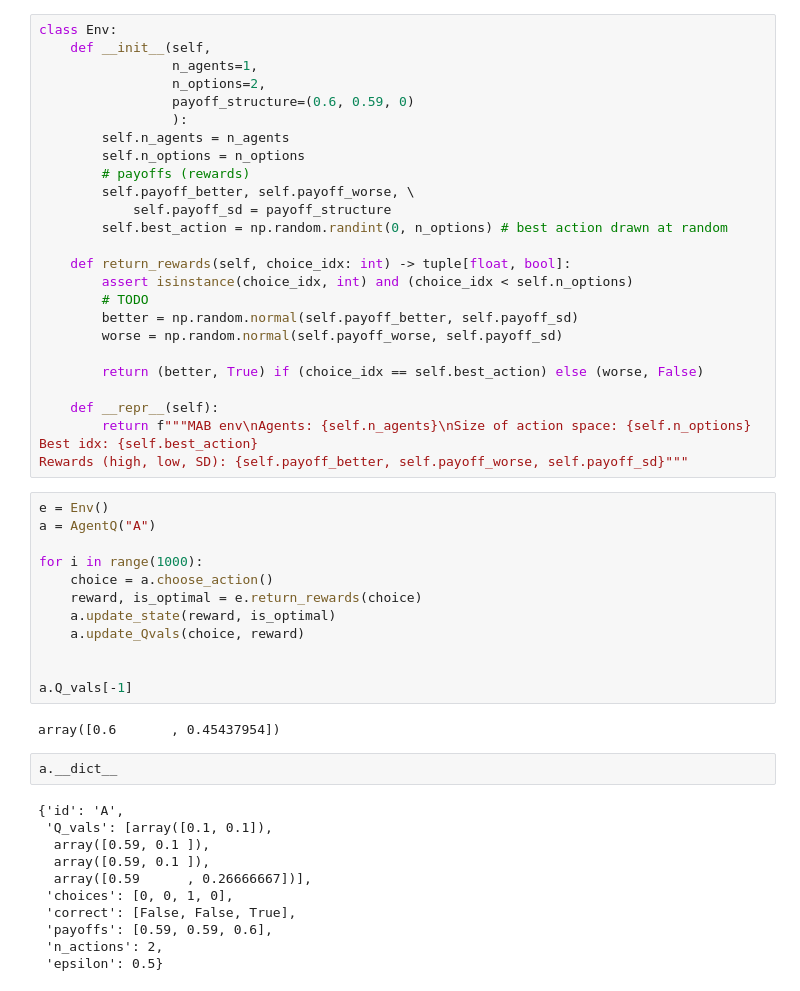
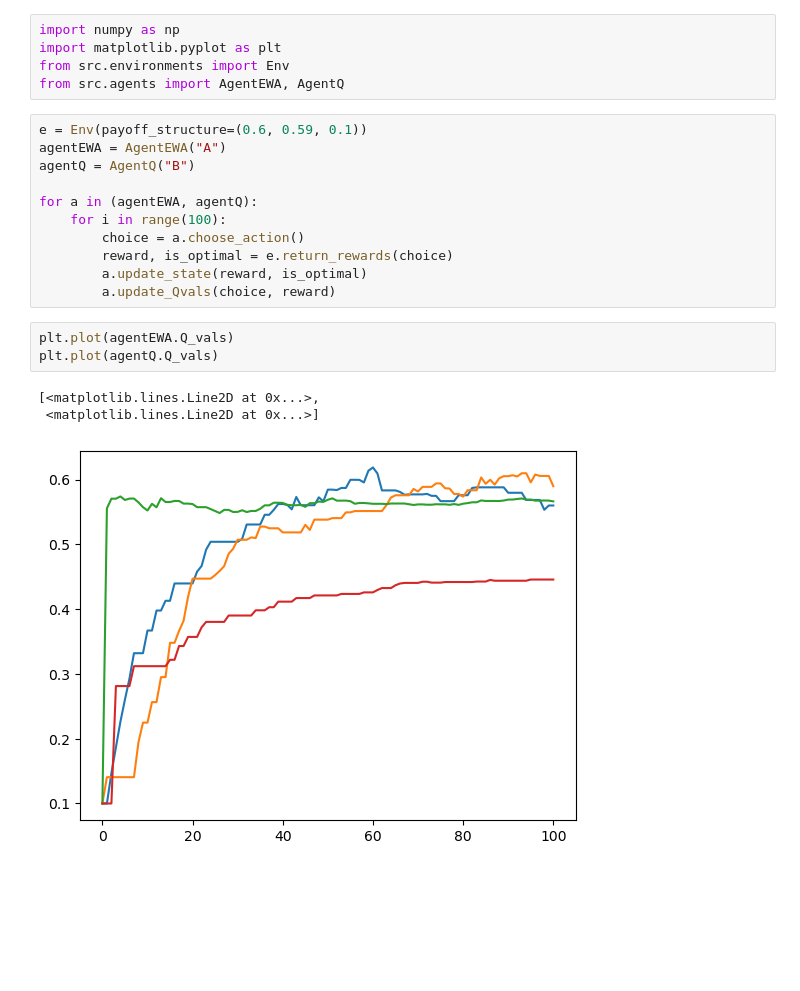
Before and after one commit to marek1n/rl-sim, a Jupyter notebook: RLsim.ipynb, the cells around one changed output. Drawn from its saved outputs; the diff is of its cells as text; blank space fills up the shorter version.

```diff
--- a/RLsim.ipynb
+++ b/RLsim.ipynb
@@ -76,53 +1,23 @@ class AgentQ(AgentBase):
-# %%
-class Env:
-    def __init__(self,
-                 n_agents=1,
-                 n_options=2,
-                 payoff_structure=(0.6, 0.59, 0)
-                 ):
-        self.n_agents = n_agents
-        self.n_options = n_options
-        # payoffs (rewards)
-        self.payoff_better, self.payoff_worse, \
-            self.payoff_sd = payoff_structure
-        self.best_action = np.random.randint(0, n_options) # best action drawn at random
-
-    def return_rewards(self, choice_idx: int) -> tuple[float, bool]:
-        assert isinstance(choice_idx, int) and (choice_idx < self.n_options)
-        # TODO
-        better = np.random.normal(self.payoff_better, self.payoff_sd)
-        worse = np.random.normal(self.payoff_worse, self.payoff_sd)
-
-        return (better, True) if (choice_idx == self.best_action) else (worse, False)
-
-    def __repr__(self):
-        return f"""MAB env\nAgents: {self.n_agents}\nSize of action space: {self.n_options}
-Best idx: {self.best_action}
-Rewards (high, low, SD): {self.payoff_better, self.payoff_worse, self.payoff_sd}"""
+# %%
+import numpy as np
+import matplotlib.pyplot as plt
+from src.environments import Env
+from src.agents import AgentEWA, AgentQ
 # %%
-e = Env()
-a = AgentQ("A")
+e = Env(payoff_structure=(0.6, 0.59, 0.1))
+agentEWA = AgentEWA("A")
+agentQ = AgentQ("B")
 
-for i in range(1000):
-    choice = a.choose_action()
-    reward, is_optimal = e.return_rewards(choice)
-    a.update_state(reward, is_optimal)
-    a.update_Qvals(choice, reward)
-
-
-a.Q_vals[-1]
+for a in (agentEWA, agentQ):
+    for i in range(100):
+        choice = a.choose_action()
+        reward, is_optimal = e.return_rewards(choice)
+        a.update_state(reward, is_optimal)
+        a.update_Qvals(choice, reward)
-# %% [output]
-array([0.6       , 0.45437954])
-# %%
-a.__dict__
-# %% [output]
-{'id': 'A',
- 'Q_vals': [array([0.1, 0.1]),
-  array([0.59, 0.1 ]),
-  array([0.59, 0.1 ]),
-  array([0.59      , 0.26666667])],
- 'choices': [0, 0, 1, 0],
- 'correct': [False, False, True],
- 'payoffs': [0.59, 0.59, 0.6],
- 'n_actions': 2,
- 'epsilon': 0.5}
+# %%
+plt.plot(agentEWA.Q_vals)
+plt.plot(agentQ.Q_vals)
+# %% [output]
+[<matplotlib.lines.Line2D at 0x...>,
+ <matplotlib.lines.Line2D at 0x...>]
+[figure, added]
```
Also changed, not shown: parts of 3 cells of this notebook, 3 other files.
